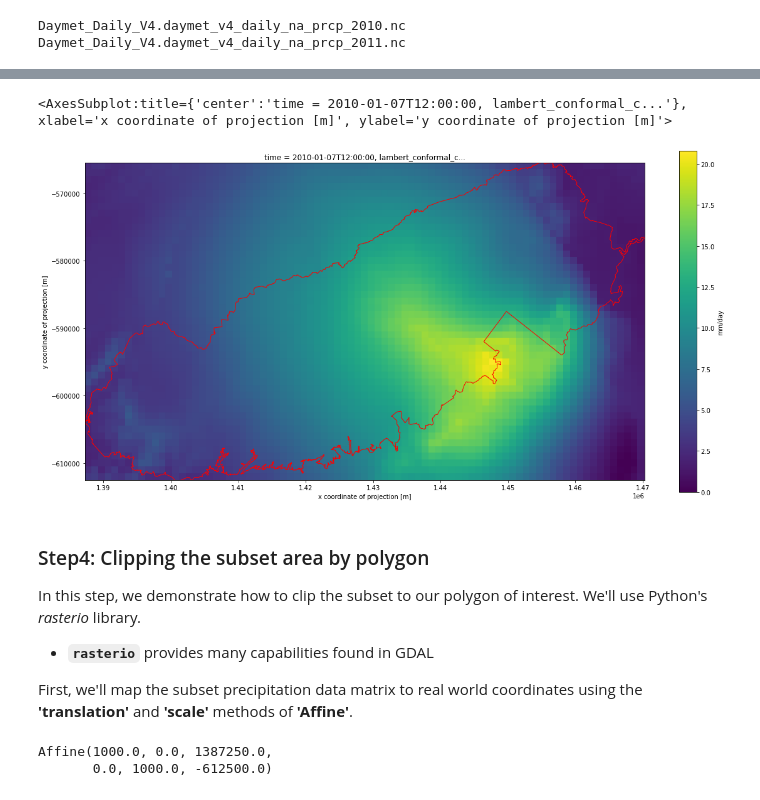
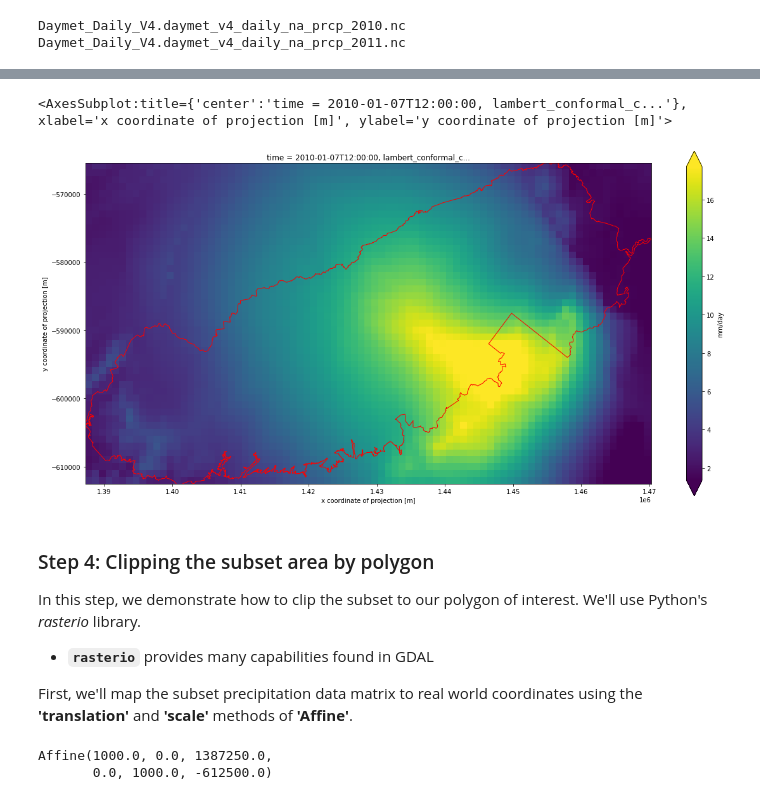
Before and after one commit to michele-personal/DaymetV4_2021_webinar, a Jupyter notebook: DaymetV4_access_subsetting.ipynb, the cells around one changed output, grey strips where cells are left out. Cells and saved outputs as stored; diff of their text form; code cells hidden in the pictures.

```diff
--- a/DaymetV4_access_subsetting.ipynb
+++ b/DaymetV4_access_subsetting.ipynb
@@ -77,0 +134,3 @@ Datum: North American Datum 1983
+# %%
+xy = grsm_poly_4326.bounds.values.tolist()[0]
+print(xy)
@@ -115,7 +178,3 @@ lccbounds
 Projected bounding box of the Great Smokey Mountain polygon file in LCC projection
 |  | minx | miny | maxx | maxy |
 | 0 | 1.386957e+06 | -612937.065386 | 1.470587e+06 | -565105.068335 |
-# %%
-# bound of polygon in lat, lng
-xy = grsm_poly.crs.area_of_use.bounds
-xy
@@ -220,7 +284,8 @@ granules = response.json()['feed']['entry']  # Michele look at url feed, entry {
 granule_names = []
 for g in granules:
     granule_name = g['title']
-    if "prcp_" in granule_name:
+    #if "prcp_" in granule_name:
+    if var in granule_name:
         granule_names.append(granule_name)
         print(granule_name)
 # %% [output]
@@ -242,28 +310,28 @@ from pydap.client import open_url
 from pydap.cas.urs import setup_session # setup_session
 import xarray as xr
 
-username = "XXXX" # Earthdata URS Login (only needed for NGAP Hyrax) Get account here https://urs.earthdata.nasa.gov/
-password= "XXXX"
+#username = "XXXX" # Earthdata URS Login (only needed for NGAP Hyrax) Get account here https://urs.earthdata.nasa.gov/
+#password= "XXXX"
 
 thredds_url = 'https://thredds.daac.ornl.gov/thredds/dodsC/ornldaac/1840/'
 # hyrax_url = 'http://opendap.earthdata.nasa.gov/collections/C2031536952-ORNL_CLOUD/granules/'
-
-session = setup_session(username, password, check_url=thredds_url)  ### Rupesh, do I need session??
+#session = setup_session(username, password, check_url=thredds_url)  ### Session is NOT needed for on-prem ORNLDAAC THREDDS
 
 cnt = 0
 for g_name in granule_names:
     print(' ***GRANULE_NAME*** ---->', g_name)
     granule_dap = thredds_url + g_name.replace('Daymet_Daily_V4.','')
     print(granule_dap)
-    #     granule_dap = hyrax_url + g_name
 
-    thredds_ds = open_url(granule_dap, session=session)  ### Rupesh, do I need session=session here ??
+    # Using pydap's open_url
+    thredds_ds = open_url(granule_dap) #, session=session)  ### session is needed here only with cloud access
+
+    # Xarray DataSet - opening dataset via remote OPeNDAP
     ds = xr.open_dataset(xr.backends.PydapDataStore(thredds_ds), decode_coords="all")
-
-    print(ds)
+    #print(ds)
 
     temp=ds['prcp'].sel(x=slice(lccbounds.minx[0],lccbounds.maxx[0]), y=slice(lccbounds.maxy[0],lccbounds.miny[0]))
-    # rupesh explain
+
     if cnt==0:
         prcp = temp
     else:
@@ -273,7 +341,7 @@ for g_name in granule_names:
 
 
 # save to netcdf
-prcp.to_netcdf(var + '_subset.nc')
+prcp.to_netcdf(var + '_tdssubset.nc')
 # %% [output]
  ***GRANULE_NAME*** ----> Daymet_Daily_V4.daymet_v4_daily_na_prcp_2010.nc
 https://thredds.daac.ornl.gov/thredds/dodsC/ornldaac/1840/daymet_v4_daily_na_prcp_2010.nc
@@ -342,14 +421,14 @@ ax = grsm_poly_lcc.plot()
 # %%
 import matplotlib.pyplot as plt
 prcp_grsm = prcp.isel(time=6)
 fig, ax = plt.subplots(figsize = (20,10))
-prcp_grsm.plot(ax=ax, cbar_kwargs={'label': 'mm/day'})
+prcp_grsm.plot(ax=ax, robust=True, cbar_kwargs={'label': 'mm/day'})
 grsm_poly_lcc.plot(ax = ax, color = 'none', edgecolor = 'red')
 # %% [output]
 <AxesSubplot:title={'center':'time = 2010-01-07T12:00:00, lambert_conformal_c...'}, xlabel='x coordinate of projection [m]', ylabel='y coordinate of projection [m]'>
-[figure, old version]
+[figure, new version]
 # %% [markdown]
-### Step4: Clipping the subset area by polygon
+### Step 4: Clipping the subset area by polygon
 In this step, we demonstrate how to clip the subset to our polygon of interest.  We'll use Python's *rasterio* library.
 
 * **`rasterio`** provides many capabilities found in GDAL
```
Also changed, not shown: parts of 32 cells of this notebook.
